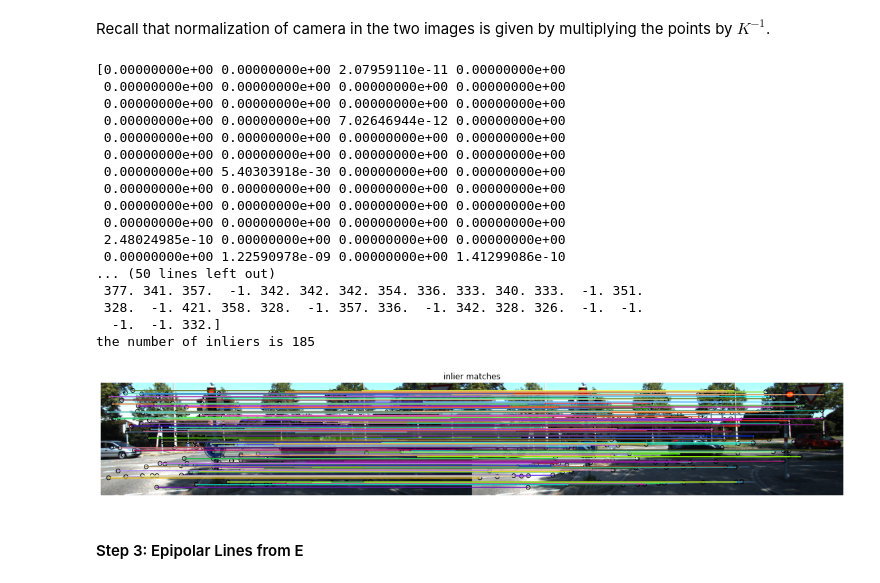
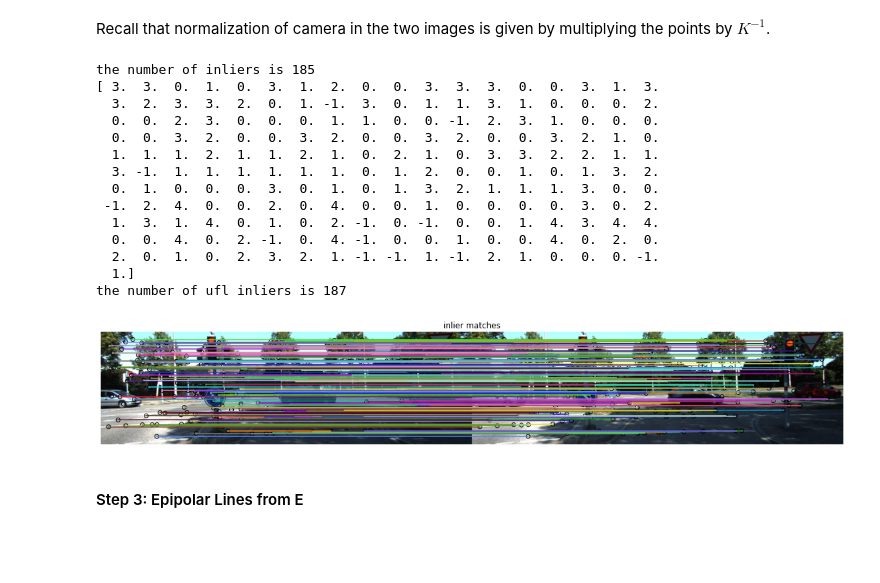
Before and after one commit to meixinzhang/rigid-moving-objects, a Jupyter notebook: rigid-moving-object.ipynb, the cells around one changed output. Drawn from its saved outputs; the diff is of its cells as text; code cells hidden in the pictures; blank space fills up the shorter version.

```diff
--- a/rigid-moving-object.ipynb
+++ b/rigid-moving-object.ipynb
@@ -111,7 +111,7 @@ the number of matches is 199
 # %% [markdown]
 Recall that normalization of camera in the two images is given by multiplying the points by $K^{-1}$.
 # %%
-def estimate_ufl (src_pts, dst_pts, K = 1000, gamma = 0.01, T = 1e-20) :
+def estimate_ufl (src_pts, dst_pts, K = 100, gamma = 0.01, T = 1e-20) :
     """
     Estimates a homography from src_pts to dst_pts using the UFL method.
     K is the number of initial points to choose from
@@ -131,7 +131,6 @@ def estimate_ufl (src_pts, dst_pts, K = 1000, gamma = 0.01, T = 1e-20) :
         # Fit a homography through them
         EMT = EssentialMatrixTransform()
         if EMT.estimate(src_random, dst_random) :
-
             models.append(EMT.params)
             # print(np.diag(np.hstack((dst_random, np.ones((8,1)))) @ EMT.params @ np.vstack((src_random.T, np.ones(8)))))
 
@@ -141,7 +140,7 @@ def estimate_ufl (src_pts, dst_pts, K = 1000, gamma = 0.01, T = 1e-20) :
     # Nearest model for each point
     nearest_models = np.zeros(num_pts)-1
     # Nearest distances for each point
-    distances = np.full(num_pts, np.Inf)
+    distances = np.zeros(num_pts)+np.Inf
 
     # Homogeneous coordinates
     dst_hom = np.hstack((dst_pts  , np.ones((num_pts,1))))
@@ -150,62 +149,84 @@ def estimate_ufl (src_pts, dst_pts, K = 1000, gamma = 0.01, T = 1e-20) :
     # Find nearest model for each point
     for i in range(len(models)) :
         # Distances for each point to the current model
-        model_dists = np.diag(dst_hom @ models[i] @ src_hom) ** 2
+        model_dists = np.diag(dst_hom @ models[i] @ src_hom)
         # Update points where the current model has smaller distance
         nearest_models[np.where((model_dists < distances) & (model_dists < T))] = i
         # Update distances
         distances = np.minimum(distances, model_dists)
 
-    print(distances)
-    print(nearest_models)
+    #print(distances)
+    #print(nearest_models)
+
+    # The list of resulting models
+    result_models = []
+    # Match each point to a model index. An index of -1 means outlier.
+    pts_to_models = np.zeros(num_pts)-1
+
+    # Readjust parameters for each model to better fit the inliers
+    for i in range(len(models)) :
+        # The inlier index
+        inlier_idx = np.where(nearest_models == i)[0]
+        # Skip if no inliers
+        if len(inlier_idx) < 8 :
+            continue
+        # Inlier points
+        src_inliers = src_pts[inlier_idx]
+        dst_inliers = dst_pts[inlier_idx]
+        # Make the model more precise by re-estimating using only the inliers
+        EMT = EssentialMatrixTransform()
+        if EMT.estimate(src_inliers, dst_inliers) :
+            pts_to_models[inlier_idx] = len(result_models)
+            result_models.append(EMT.params)
+
+    return result_models, pts_to_models
 
 ptsL_inv, ptsR_inv = matchedpoints_to_pairpoints(keypointsL, keypointsR, matchesLR)
 # swapping columns using advanced indexing https://docs.scipy.org/doc/numpy/reference/arra
 # This changes point coordinates from (y,x) in ptsL1/ptsR1 to (x,y) in ptsL/ptsR
 ptsL, ptsR = ptsL_inv[:,[1, 0]], ptsR_inv[:,[1, 0]]
 
 n_ptsL = camera_calib_nomalization(ptsL, K)
 n_ptsR = camera_calib_nomalization(ptsR, K)
 
 # TODO: REPLACE HERE RANSAC BY UFL
 # robustly estimate essential matrix using normalized points and RANSAC
-estimate_ufl(n_ptsL, n_ptsR)
+E_ufl_trans, E_ufl_models = estimate_ufl(n_ptsL, n_ptsR)
 E_trans, E_inliers = ransac((n_ptsL, n_ptsR), EssentialMatrixTransform, min_samples=8, residual_threshold=0.0001, max_trials=5000)
 num_inliers = np.sum(E_inliers)
 print ('the number of inliers is {:2d}'.format(num_inliers))
+print (E_ufl_models)
+print ('the number of ufl inliers is {:d}'.format(len(np.where(E_ufl_models > -1)[0])))
 # Singular values for E
 E = E_trans.params
 
 ind = np.ogrid[:n_ptsL.shape[0]]
 EmatchesRansac = np.column_stack((ind[E_inliers],ind[E_inliers]))
 
 fig = plt.figure(5,figsize = (20, 8))
 axA = plt.subplot(111)
 axA.set_title("inlier matches")
 plt.gray()
 # NOTE: function "plot matches" expects that keypoint coordinates are given as (y,x), that is (row, col)
 plot_matches(axA, imL, imR, ptsL_inv, ptsR_inv, EmatchesRansac)
 axA.axis('off')
 plt.show()
 # %% [output]
-[0.00000000e+00 0.00000000e+00 2.07959110e-11 0.00000000e+00
- 0.00000000e+00 0.00000000e+00 0.00000000e+00 0.00000000e+00
- 0.00000000e+00 0.00000000e+00 0.00000000e+00 0.00000000e+00
- 0.00000000e+00 0.00000000e+00 7.02646944e-12 0.00000000e+00
- 0.00000000e+00 0.00000000e+00 0.00000000e+00 0.00000000e+00
- 0.00000000e+00 0.00000000e+00 0.00000000e+00 0.00000000e+00
- 0.00000000e+00 5.40303918e-30 0.00000000e+00 0.00000000e+00
- 0.00000000e+00 0.00000000e+00 0.00000000e+00 0.00000000e+00
- 0.00000000e+00 0.00000000e+00 0.00000000e+00 0.00000000e+00
- 0.00000000e+00 0.00000000e+00 0.00000000e+00 0.00000000e+00
- 2.48024985e-10 0.00000000e+00 0.00000000e+00 0.00000000e+00
- 0.00000000e+00 1.22590978e-09 0.00000000e+00 1.41299086e-10
-... (50 lines left out)
- 377. 341. 357.  -1. 342. 342. 342. 354. 336. 333. 340. 333.  -1. 351.
- 328.  -1. 421. 358. 328.  -1. 357. 336.  -1. 342. 328. 326.  -1.  -1.
-  -1.  -1. 332.]
 the number of inliers is 185
+[ 3.  3.  0.  1.  0.  3.  1.  2.  0.  0.  3.  3.  3.  0.  0.  3.  1.  3.
+  3.  2.  3.  3.  2.  0.  1. -1.  3.  0.  1.  1.  3.  1.  0.  0.  0.  2.
+  0.  0.  2.  3.  0.  0.  0.  1.  1.  0.  0. -1.  2.  3.  1.  0.  0.  0.
+  0.  0.  3.  2.  0.  0.  3.  2.  0.  0.  3.  2.  0.  0.  3.  2.  1.  0.
+  1.  1.  1.  2.  1.  1.  2.  1.  0.  2.  1.  0.  3.  3.  2.  2.  1.  1.
+  3. -1.  1.  1.  1.  1.  1.  1.  0.  1.  2.  0.  0.  1.  0.  1.  3.  2.
+  0.  1.  0.  0.  0.  3.  0.  1.  0.  1.  3.  2.  1.  1.  1.  3.  0.  0.
+ -1.  2.  4.  0.  0.  2.  0.  4.  0.  0.  1.  0.  0.  0.  0.  3.  0.  2.
+  1.  3.  1.  4.  0.  1.  0.  2. -1.  0. -1.  0.  0.  1.  4.  3.  4.  4.
+  0.  0.  4.  0.  2. -1.  0.  4. -1.  0.  0.  1.  0.  0.  4.  0.  2.  0.
+  2.  0.  1.  0.  2.  3.  2.  1. -1. -1.  1. -1.  2.  1.  0.  0.  0. -1.
+  1.]
+the number of ufl inliers is 187
-[figure, old version]
+[figure, new version]
 # %% [markdown]
 #### Step 3: Epipolar Lines from E
 # %% [markdown]
```
Also changed, not shown: 1 other file.
